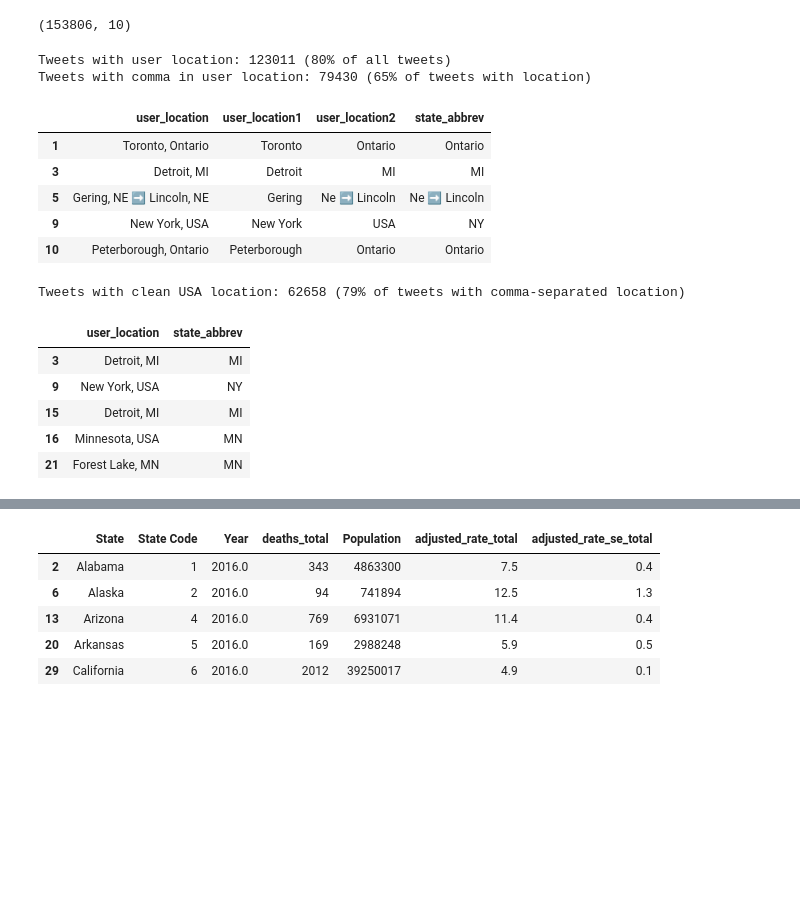
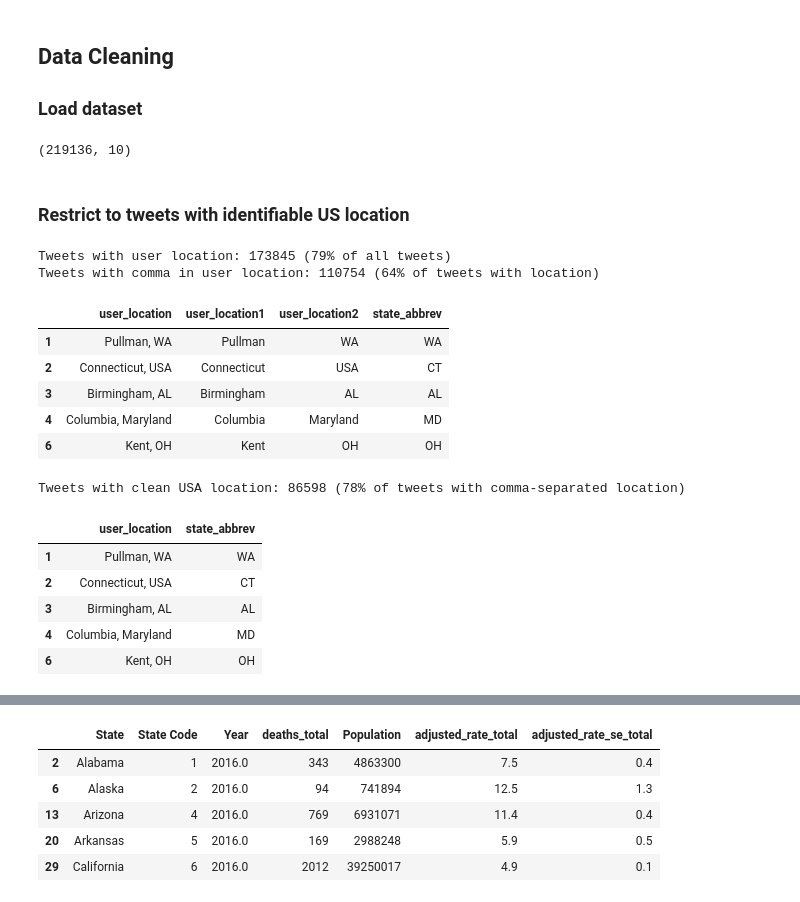
Before and after one commit to mefryar/opioid-research, a Jupyter notebook: code/opioid_twitter.ipynb, the cells around one changed output, grey strips where cells are left out. Drawn from its saved outputs; the diff is of its cells as text; code cells hidden in the pictures; blank space fills up the shorter version.

```diff
--- a/code/opioid_twitter.ipynb
+++ b/code/opioid_twitter.ipynb
@@ -110,10 +100,8 @@ Once we have compiled a dataset, we can begin our analysis.
+# %% [markdown]
+## Data Cleaning
+
+### Load dataset
 # %%
-"""Analysis
-
-This module analyzes opioid-related tweets.
-
-"""
-
 import pandas as pd
 import numpy as np
 import psycopg2
@@ -124,18 +112,21 @@ df_all = pd.read_sql('select * from {}'.format(settings.TABLE_NAME), con=conn)
 
 df_all.shape
 # %% [output]
-(153806, 10)
+(219136, 10)
+# %% [markdown]
+### Restrict to tweets with identifiable US location
 # %%
-# Remove tweets without location
 def clean_location(df):
+    """Remove tweets where user does not have comma-separated location"""
+    # Calculate total tweets and percent with location
     tweets_total = len(df)
-
     with_location = len(df.loc[df['user_location'].notnull()])
     pct_with_location = with_location / tweets_total * 100
 
     # Keep only tweets with user_locations
     df = df.loc[df['user_location'].notnull()]
 
+    # Count subset of tweets with location that include comma
     with_location_comma = len(df.loc[df['user_location'].str.contains(",", na=False)])
     pct_with_location_comma = with_location_comma / with_location * 100
 
@@ -150,8 +141,8 @@ def clean_location(df):
 
 df_geo = clean_location(df_all)
 # %% [output]
-Tweets with user location: 123011 (80% of all tweets)
-Tweets with comma in user location: 79430 (65% of tweets with location)
+Tweets with user location: 173845 (79% of all tweets)
+Tweets with comma in user location: 110754 (64% of tweets with location)
 # %%
 us_state_abbrev = {
     'Alabama': 'AL',
@@ -208,48 +199,44 @@ us_state_abbrev = {
 # %%
 # Split user location on first two commas
 df_geo['user_location1'], df_geo['user_location2'], df_geo['user_location3'] = df_geo['user_location'].str.split(',', 2).str
-
-# Alternative that creates single column with list of values
-# Unable to figure out how to write replace so that it iterates through list
-# df_geo['user_location_split'] = df_geo['user_location'].str.split(',')
 
 # Remove leading and trailing whitespace
 df_geo.user_location1 = df_geo.user_location1.str.strip()
 df_geo.user_location2 = df_geo.user_location2.str.strip()
 
-# Capitalize proper nouns and convert abbreviations to uppercase
 def capitalize_location(location):
+    """Capitalize proper nouns and convert abbreviations to uppercase"""
     if location == None or not(isinstance(location, str)):
         return location
     elif len(location) <= 3:
         return location.upper()
     else:
         return location.title()
 
 df_geo['user_location1'] = df_geo['user_location1'].apply(capitalize_location)
 df_geo['user_location2'] = df_geo['user_location2'].apply(capitalize_location)
 
 # Create new column containing state, which is user_location2 in most cases
 df_geo['state'] = df_geo['user_location2']
 
 # One exception is when user_location2 is "USA". In these cases, user_location1 is usually a state name
 df_geo.loc[df_geo.state == 'USA', 'state'] = df_geo.user_location1
 
 # Ensure that all states are represented by their postal abbreviations
 df_geo = df_geo.replace({'state': us_state_abbrev})
 df_geo.rename(columns={'state': 'state_abbrev'}, inplace=True)
 
 df_geo[['user_location', 'user_location1', 'user_location2', 'state_abbrev']].head()
 # %% [output]
 |  | user_location | user_location1 | user_location2 | state_abbrev |
-| 1 | Toronto, Ontario | Toronto | Ontario | Ontario |
-| 3 | Detroit, MI | Detroit | MI | MI |
-| 5 | Gering, NE ➡️ Lincoln, NE | Gering | Ne ➡️ Lincoln | Ne ➡️ Lincoln |
-| 9 | New York, USA | New York | USA | NY |
-| 10 | Peterborough, Ontario | Peterborough | Ontario | Ontario |
+| 1 | Pullman, WA | Pullman | WA | WA |
+| 2 | Connecticut, USA | Connecticut | USA | CT |
+| 3 | Birmingham, AL | Birmingham | AL | AL |
+| 4 | Columbia, Maryland | Columbia | Maryland | MD |
+| 6 | Kent, OH | Kent | OH | OH |
 # %%
-# Keep only rows where state is a U.S. postal abbreviation
 def keep_usa(df):
+    """Keep only rows where state is a U.S. postal abbreviation"""
     tweets_initial = len(df)
 
     tweets_usa = sum(df['state_abbrev'].isin(us_state_abbrev.values()))
@@ -265,10 +252,10 @@ def keep_usa(df):
 df_usa = keep_usa(df_geo)
 df_usa[['user_location','state_abbrev']].head()
 # %% [output]
-Tweets with clean USA location: 62658 (79% of tweets with comma-separated location)
+Tweets with clean USA location: 86598 (78% of tweets with comma-separated location)
 |  | user_location | state_abbrev |
-| 3 | Detroit, MI | MI |
-| 9 | New York, USA | NY |
-| 15 | Detroit, MI | MI |
-| 16 | Minnesota, USA | MN |
-| 21 | Forest Lake, MN | MN |
+| 1 | Pullman, WA | WA |
+| 2 | Connecticut, USA | CT |
+| 3 | Birmingham, AL | AL |
+| 4 | Columbia, Maryland | MD |
+| 6 | Kent, OH | OH |
```
Also changed, not shown: parts of 18 cells of this notebook.
